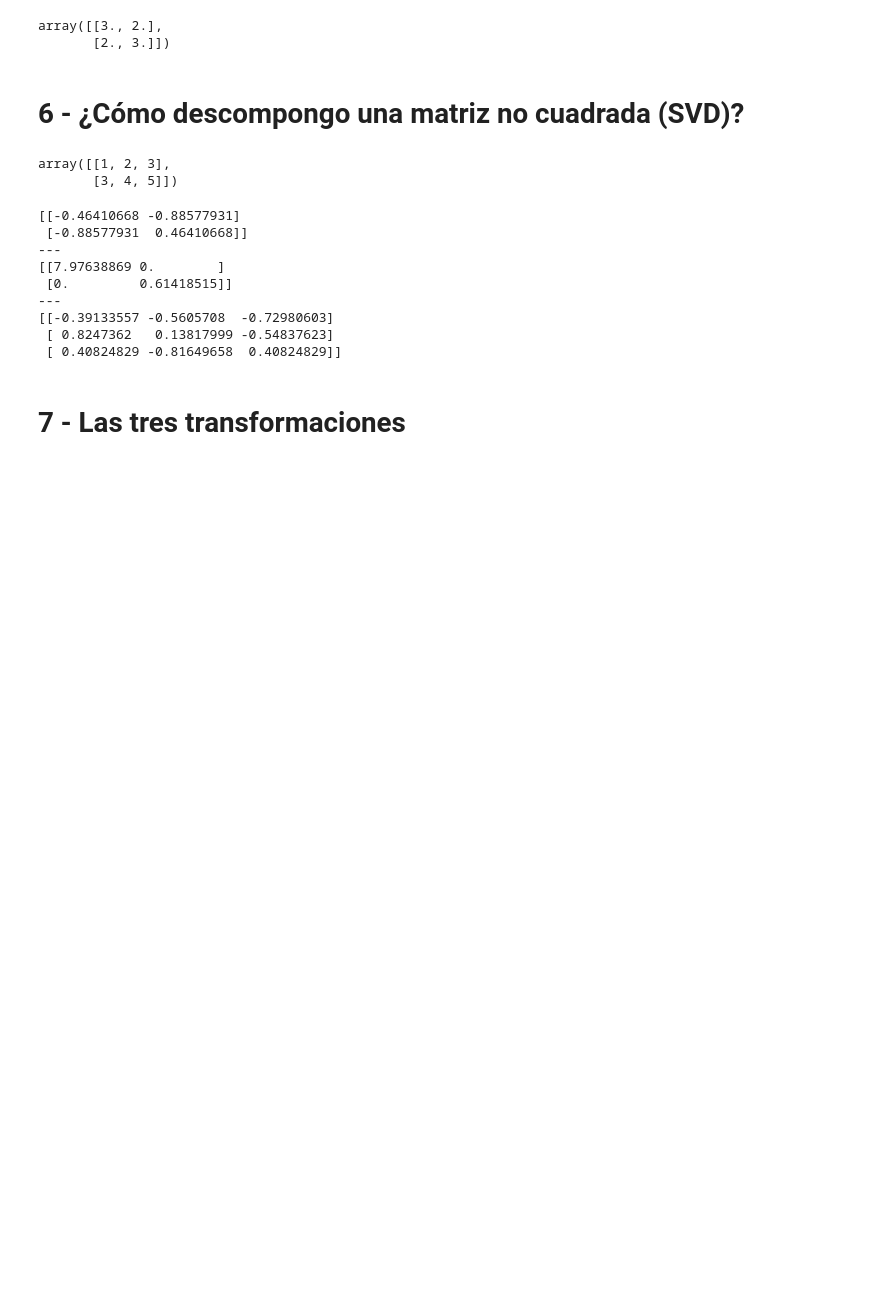
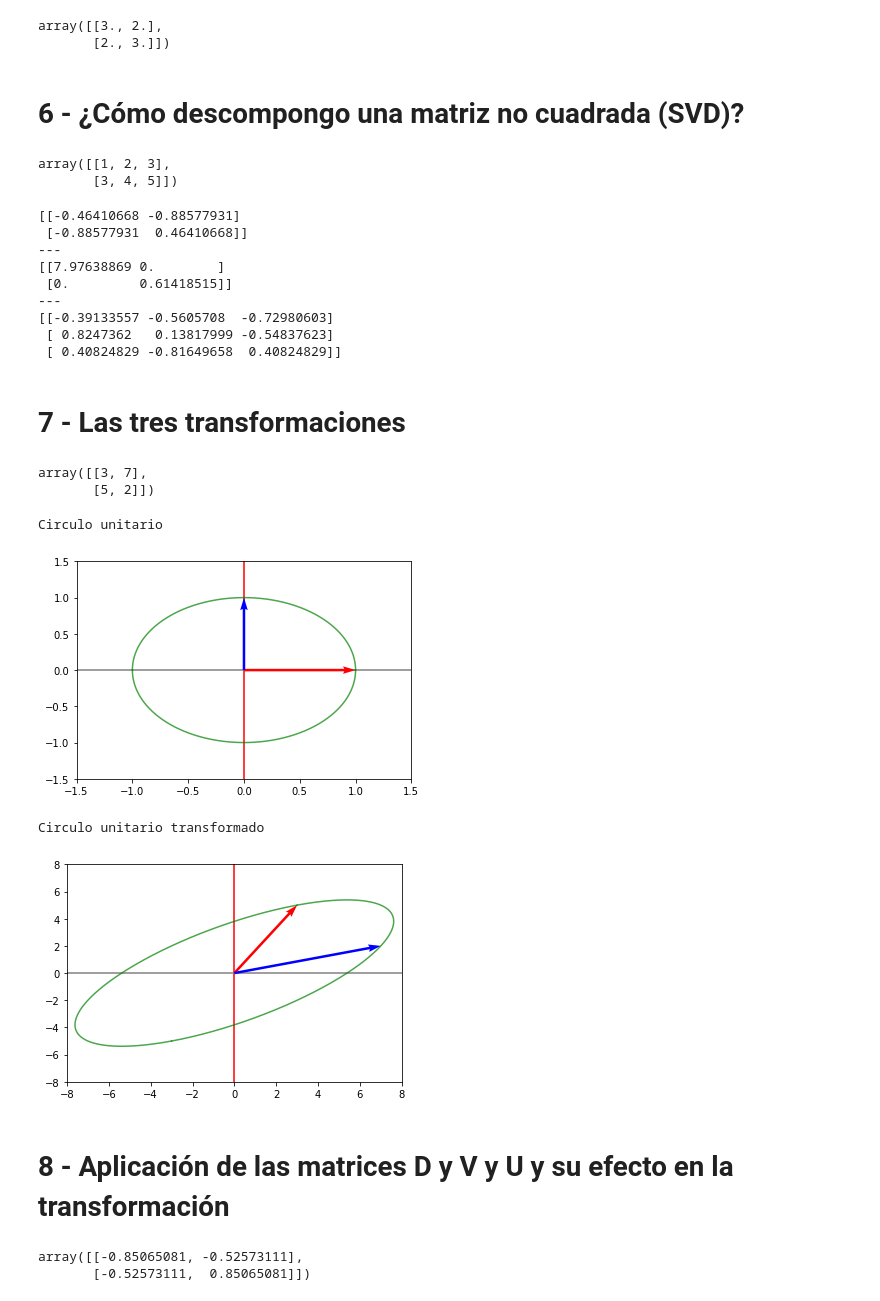
Before and after one commit to feracor/Curso-de-Algebra-Lineal-Aplicada-para-Machine-Learning, a Jupyter notebook: Algebra_Lineal_Aplicada_para_Machine_Learning.ipynb, the cells around one changed output. Cells and saved outputs as stored; diff of their text form; code cells hidden in the pictures; blank space fills up the shorter version.

```diff
--- a/Algebra_Lineal_Aplicada_para_Machine_Learning.ipynb
+++ b/Algebra_Lineal_Aplicada_para_Machine_Learning.ipynb
@@ -267,3 +267,59 @@ print(V)  # Matriz de 3x3
 # A = U * D * V
 # %% [markdown]
 # 7 - Las tres transformaciones
+# %%
+# Crear funcion para crear graficas
+
+def graficarMatriz(matriz, vectorCol = ['red', 'blue']):
+
+  #circulo unitario
+  x = np.linspace(-1, 1, 100000)
+  y = np.sqrt(1-(x**2))
+
+  # Circulo unitario transformado
+  x1 = matriz[0,0] * x + matriz[0,1] * y #ajuste de posicion en coordenada 0,0, positivo
+  y1 = matriz[1,0] * x + matriz[1,1] * y #ajuste de posicion en coordenada 1,0, positivo
+  x1_neg = matriz[0,0] * x - matriz[0,1] * y #ajuste de posicion en coordenada 0,0, negativo
+  y1_neg = matriz[1,0] * x - matriz[1,1] * y #ajuste de posicion en coordenada 0,0, negativo
+
+  #Vectores que generan el espacio
+  u1 = [matriz[0,0], matriz[1,0]]
+  v1 = [matriz[0,1], matriz[1,1]]
+
+  graficarVectores([u1, v1], cols = [vectorCol[0], vectorCol[1]])
+
+  plt.plot(x1, y1, 'green', alpha = 0.7) # alpha es el nivel de transparencia
+  plt.plot(x1_neg, y1_neg, 'green', alpha = 0.7)
+# %%
+A =  np.array([[3,7], [5,2]])
+A
+# %% [output]
+array([[3, 7],
+       [5, 2]])
+# %%
+print('Circulo unitario')
+graficarMatriz(np.array([[1,0], [0,1]]))
+
+plt.xlim(-1.5, 1.5)
+plt.ylim(-1.5, 1.5)
+plt.show()
+
+print('Circulo unitario transformado')
+graficarMatriz(A)
+
+plt.xlim(-8, 8)
+plt.ylim(-8, 8)
+plt.show()
+# %% [output]
+Circulo unitario
+[figure, added]
+Circulo unitario transformado
+[figure, added]
+# %% [markdown]
+# 8 - Aplicación de las matrices D y V y U y su efecto en la transformación
+# %%
+U, D, V = np.linalg.svd(A)
+U
+# %% [output]
+array([[-0.85065081, -0.52573111],
+       [-0.52573111,  0.85065081]])
```
Also changed, not shown: parts of 21 cells of this notebook.
